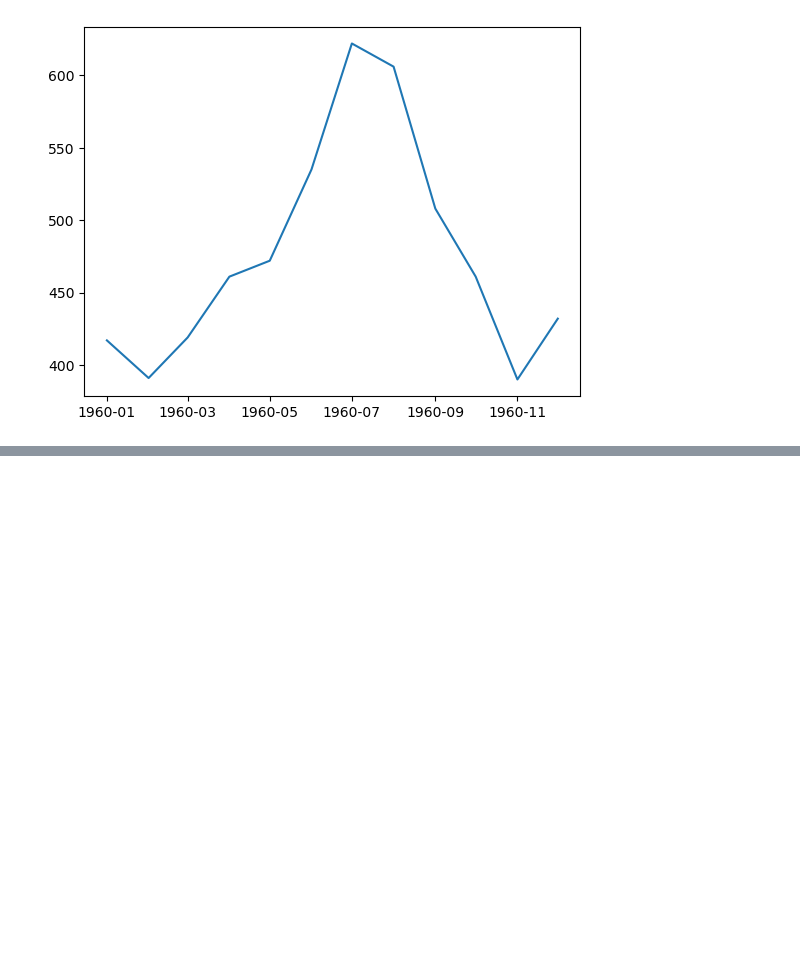
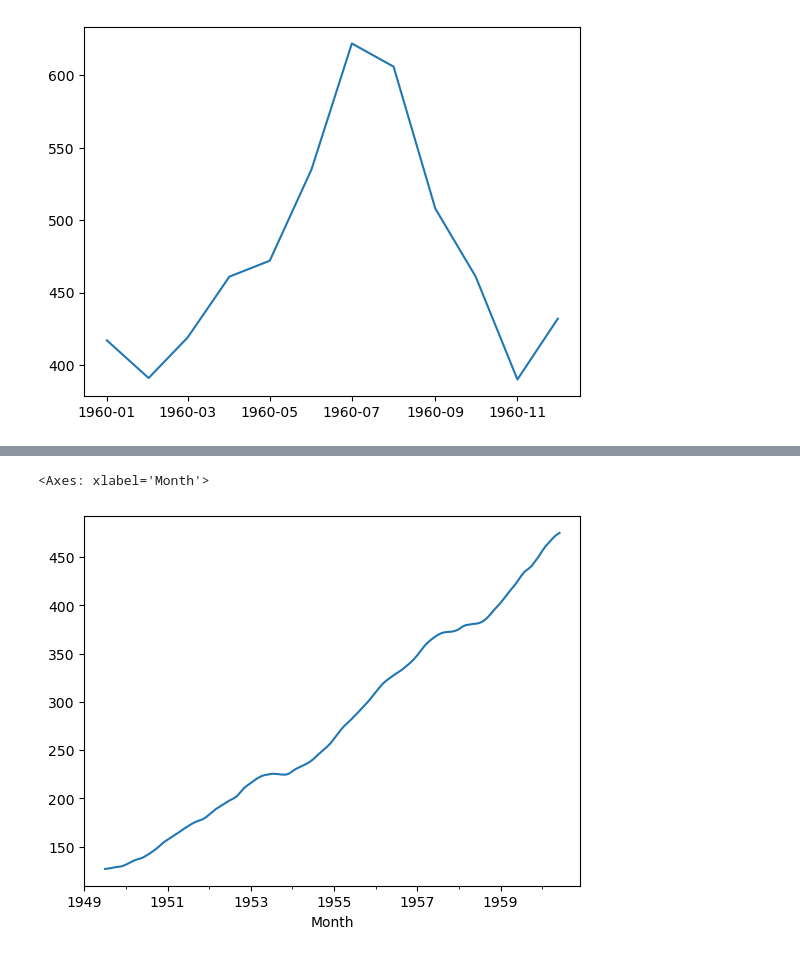
Before and after one commit to esscova/data-science, a Jupyter notebook: study_materials/time_series/time_series_Python.ipynb, the cells around one changed output, grey strips where cells are left out. Cells and saved outputs as stored; diff of their text form; code cells hidden in the pictures; blank space fills up the shorter version.

```diff
--- a/study_materials/time_series/time_series_Python.ipynb
+++ b/study_materials/time_series/time_series_Python.ipynb
@@ -177,0 +188,3 @@ plt.plot(ts_datas)
+# %%
+decomposicao = seasonal_decompose(ts)
+decomposicao
@@ -177,0 +241,5 @@ plt.plot(ts_datas)
+# %%
+decomposicao.trend.plot()
+# %% [output]
+<Axes: xlabel='Month'>
+[figure, added]
```
Also changed, not shown: parts of 21 cells of this notebook, 1 other file.
